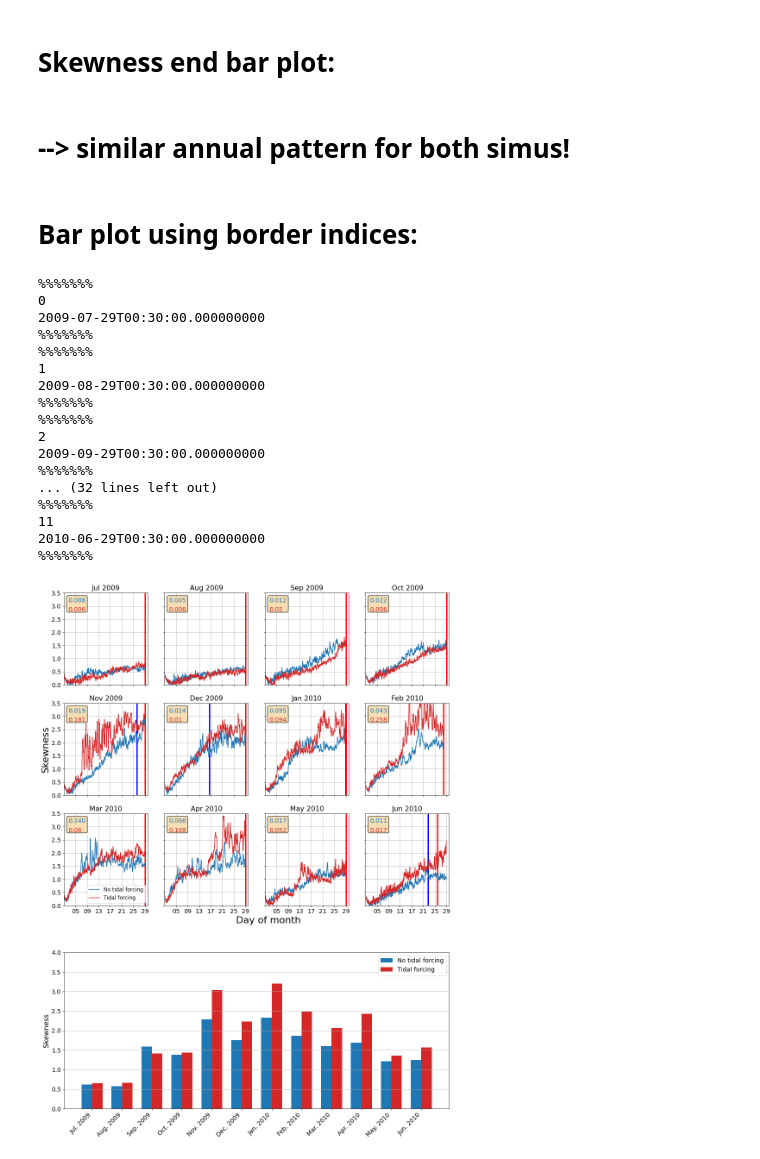
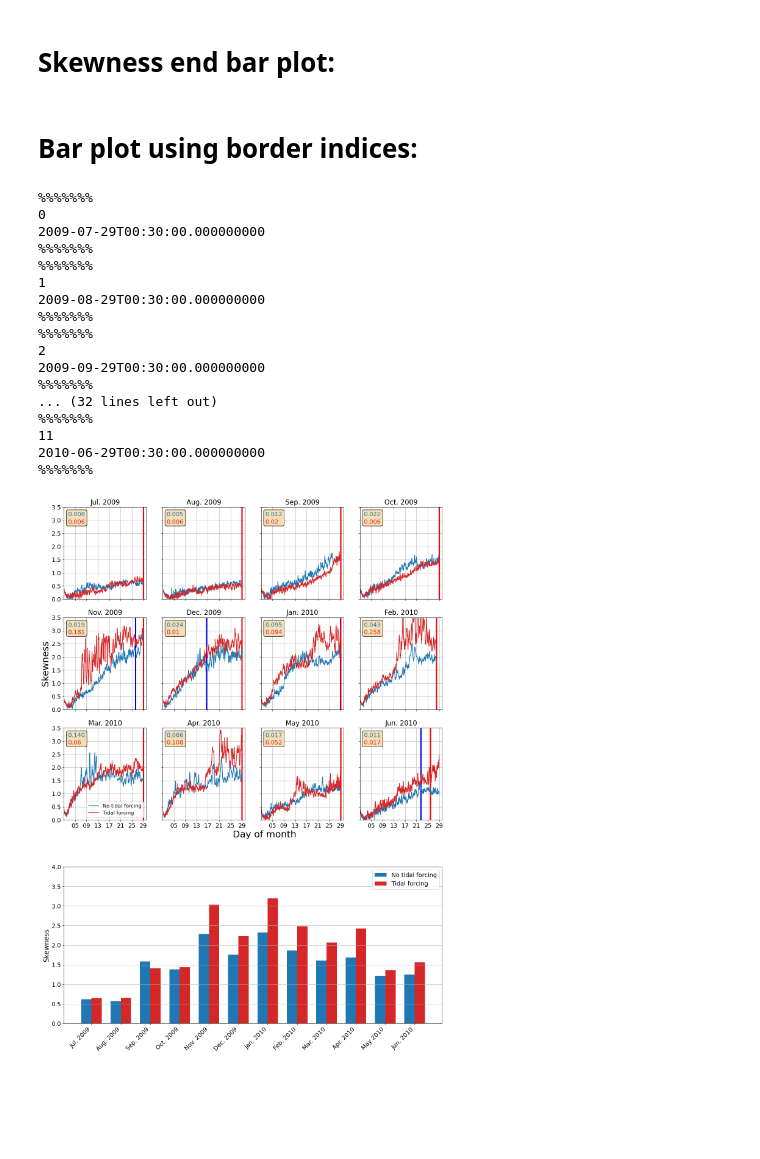
Before and after one commit to Parcels-code/Azores_TidalForcing, a Jupyter notebook: Code/Plotting/fig_06.ipynb, the cells around one changed output. Saved outputs shown, nothing was run; the diff lists cells and outputs as text; code cells hidden in the pictures; blank space fills up the shorter version.

```diff
--- a/Code/Plotting/fig_06.ipynb
+++ b/Code/Plotting/fig_06.ipynb
@@ -35,5 +32,5 @@ from scipy import signal
 # %%
-filedir = '/storage/shared/oceanparcels/output_data/data_LauraGN/outputs_parcels/Azores/eNATL60/'
+filedir = '/Volumes/LaCie/UU_machines/gemini/data/output_data/data_Laura/outputs_parcels/Azores/eNATL60/'
 # %%
 ds_nT_Dec_month = xr.open_dataset(filedir + 'ntides/monthly/Particle_AZO_grid100000p_ntides_1201_hourly_MONTH.nc')
 ds_wT_Dec_month = xr.open_dataset(filedir + 'wtides/monthly/Particle_AZO_grid100000p_wtides_1201_hourly_MONTH.nc')
@@ -122,7 +119,7 @@ def plot_particles(dsp, axn, ntitle, ntime=-1, splot='end'):
 
         return cc
 # %%
-ntitles = ['Jul', 'Aug', 'Sep', 'Oct', 'Nov', 'Dec', 'Jan', 'Feb', 'Mar', 'Apr', 'May', 'Jun'] # order by OGCM months
+ntitles = ['Jul.', 'Aug.', 'Sep.', 'Oct.', 'Nov.', 'Dec.', 'Jan.', 'Feb.', 'Mar.', 'Apr.', 'May', 'Jun.'] # order by OGCM months
 # %%
 dsps_nT = [ds_nT_Jul_month,
 ds_nT_Aug_month,
@@ -184,7 +181,7 @@ trajs_ind_2d_borders = np.hstack((trajs_ind_2d[0,:], trajs_ind_2d[-1,:], trajs_i
 ## Skewness data generated at:
 http://localhost:8888/notebooks/Azores/2021-02-22_Azores_simus_100000p_hists_MONTHLY_allMONTHS_subregion_v02_SKEWNESS.ipynb#
 # %%
-skew_data = np.load('skew_2D_months_subregion_v02.npz')
+skew_data = np.load('../Calculations/skew_2D_months_subregion_v02.npz')
 skw_2D_intime_nT = skew_data['skw_2D_intime_nT']
 skw_2D_intime_wT = skew_data['skw_2D_intime_wT']
 # %%
@@ -193,12 +190,8 @@ props = dict(boxstyle='round', facecolor='wheat', alpha=1.)
 # Skewness end bar plot:
 # %%
 width = 0.35  # the width of the bars
-
-# labels = ntitles #['w1', 'w2', 'w3', 'w4']
-labels = ['Jul. 2009', 'Aug. 2009', 'Sep. 2009', 'Oct. 2009', 'Nov. 2009', 'Dec. 2009', 'Jan. 2010', 'Feb. 2010', 'Mar. 2010', 'Apr. 2010', 'May. 2010', 'Jun. 2010'] # order by OGCM months
+labels = ['Jul. 2009', 'Aug. 2009', 'Sep. 2009', 'Oct. 2009', 'Nov. 2009', 'Dec. 2009', 'Jan. 2010', 'Feb. 2010', 'Mar. 2010', 'Apr. 2010', 'May 2010', 'Jun. 2010'] # order by OGCM months
 x = np.arange(len(labels))  # the label locations
-# %% [markdown]
-# --> similar annual pattern for  both simus!
 # %% [markdown]
 # Bar plot using border indices:
 # %%
@@ -300,7 +293,7 @@ for ii in range(0, len(ntitles)):
     #     ax1.text(0.75, 0.25, str(varn), transform=ax1.transAxes, fontsize=14,
     #        verticalalignment='top', c='b') #, bbox=props)
     skew_text = str(varw) + '\n '
-    ax1.text(0.05, 0.85, str(varw), transform=ax1.transAxes, fontsize=14,
+    ax1.text(0.05, 0.87, str(varw), transform=ax1.transAxes, fontsize=14,
        verticalalignment='top', c='C3')#, bbox=props) #0.75, 0.15
 
 ################
@@ -344,34 +337,34 @@ for ii in range(0, len(ntitles)):
 axb.tick_params(axis='both', which='major', labelsize=14)
 axb.set_xticks(x)
 axb.set_xticklabels(labels, rotation=45, horizontalalignment='right', size=14)
-# axb.set_yticklabels(size=14)
 axb.legend(fontsize=14)
 axb.set_ylim([0, 4])
 axb.grid(axis='y')
-#ax.set_title('December', size=18)
 axb.set_ylabel('Skewness', size=16)
 
 ################
 ################
 ################
 
-plt.savefig('figs/' + 'skewness_intime_border_nT_wT_monthly_v02_wBARS.jpg', dpi=300)
+plt.savefig('../../Figures/' + 'skewness_intime_border_nT_wT_monthly_v02_wBARS.jpg', dpi=300)
+
+plt.show()
 # %% [output]
 %%%%%%%
 0
 2009-07-29T00:30:00.000000000
 %%%%%%%
 %%%%%%%
 1
 2009-08-29T00:30:00.000000000
 %%%%%%%
 %%%%%%%
 2
 2009-09-29T00:30:00.000000000
 %%%%%%%
 ... (32 lines left out)
 %%%%%%%
 11
 2010-06-29T00:30:00.000000000
 %%%%%%%
-[figure, old version]
+[figure, new version]
```
Also changed, not shown: parts of 3 cells of this notebook, 2 other files.
